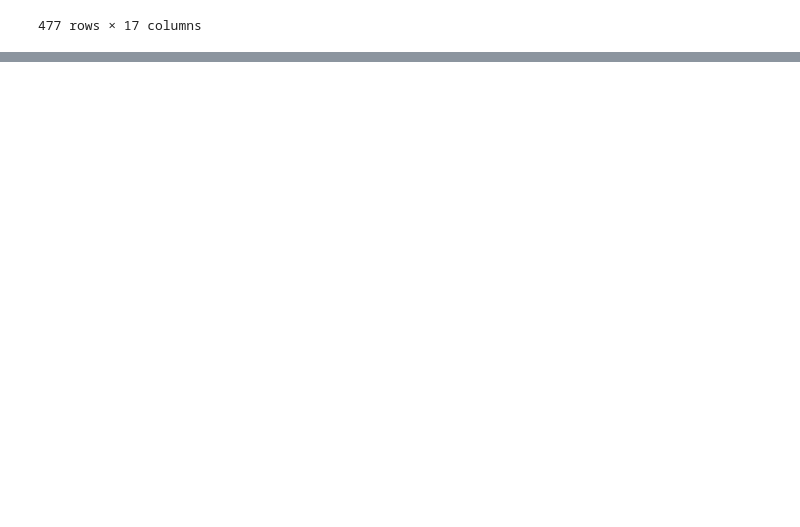
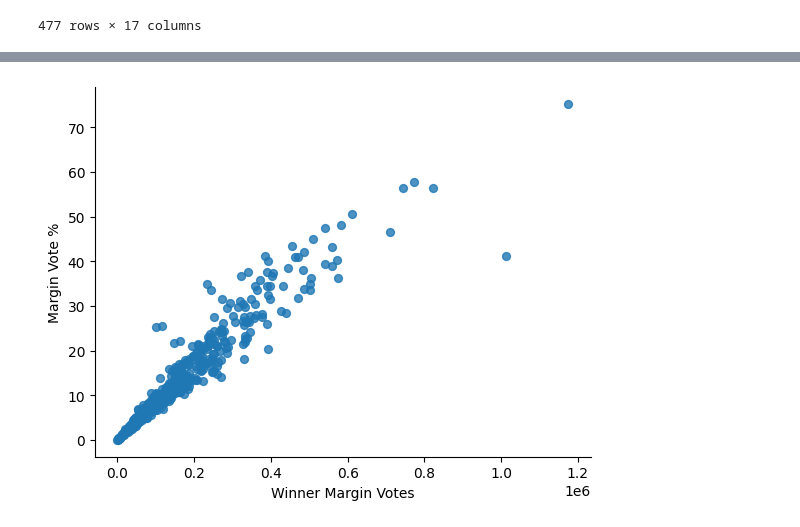
Before and after one commit to ThatNinjaGuy/Machine-learning-A-Z-Course, a Jupyter notebook: indian_elections2024.ipynb, the cells around one changed output, grey strips where cells are left out. Cells and saved outputs as stored; diff of their text form; code cells hidden in the pictures; blank space fills up the shorter version.

```diff
--- a/indian_elections2024.ipynb
+++ b/indian_elections2024.ipynb
@@ -252,0 +269,8 @@ grouped_df
+# %%
+# @title Winner Margin Votes vs Margin Vote %
+
+from matplotlib import pyplot as plt
+grouped_df.plot(kind='scatter', x='Winner Margin Votes', y='Margin Vote %', s=32, alpha=.8)
+plt.gca().spines[['top', 'right',]].set_visible(False)
+# %% [output]
+[figure, added]
```
Also changed, not shown: parts of 9 cells of this notebook.
